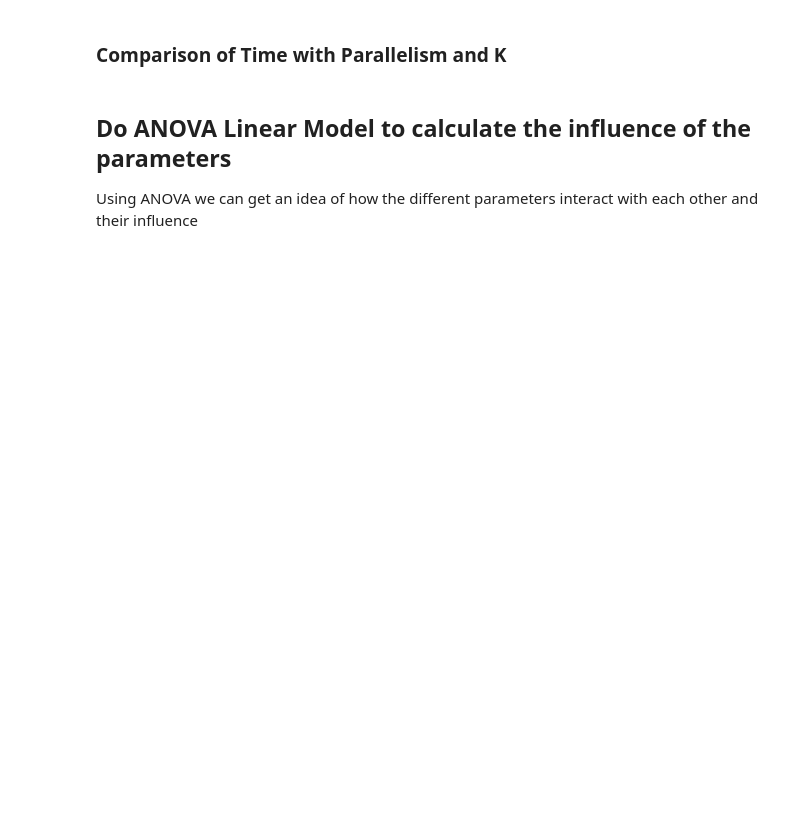
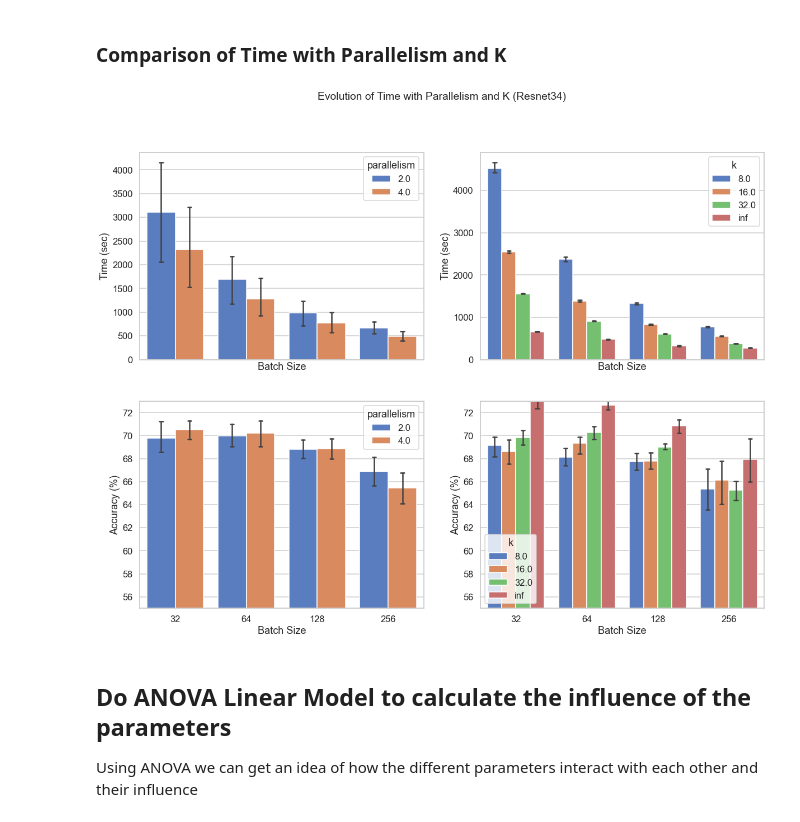
Before and after one commit to DiegoStock12/kubeml, a Jupyter notebook: ml/experiments/insights.ipynb, the cells around one changed output. Drawn from its saved outputs; the diff is of its cells as text; code cells hidden in the pictures; blank space fills up the shorter version.

```diff
--- a/ml/experiments/insights.ipynb
+++ b/ml/experiments/insights.ipynb
@@ -662,34 +695,72 @@ plt.suptitle('Performance TF vs KubeML on Resnet34')
 # %% [markdown]
 ### Comparison of Time with Parallelism and K
 # %%
-f, ax = plt.subplots(1, 2, sharex=True, figsize=(20, 10))
+f, (ax1, ax2) = plt.subplots(2, 2, sharex=True, figsize=(20, 15))
 
 sns.set_palette('muted',10)
 
 _kuberesnet = r[(r.system == 'kubeml')]
 # 1) plot the accuracy reached with different k
 sns.barplot(x='batch_size',
            y='time',
            data=_kuberesnet,
+            errwidth=2.5,
+            capsize=.05,
            hue='parallelism',
-           ax=ax[0])
-ax[0].set_xlabel('Batch Size')
-ax[0].set_ylabel('Time (sec)')
+           ax=ax1[0])
+ax1[0].set_xlabel('Batch Size')
+ax1[0].set_ylabel('Time (sec)')
+
+
+
 
 
 _kuberesnet = r[(r.system == 'kubeml') & (r.parallelism==4)]
 # 2) plot the time reached with different k
 sns.barplot(x='batch_size',
            y='time',
            data=_kuberesnet,
+            capsize=.05,
            hue='k',
-           ax=ax[1])
-ax[1].set_xlabel('Batch Size')
-ax[1].set_ylabel('Time (sec)')
+        errwidth=2.5,
+           ax=ax1[1])
+ax1[1].set_xlabel('Batch Size')
+ax1[1].set_ylabel('Time (sec)')
+
+
+
+_kuberesnet = r[(r.system == 'kubeml')]
+# 1) plot the accuracy reached with different k
+sns.barplot(x='batch_size',
+           y='acc',
+           data=_kuberesnet,
+           hue='parallelism',
+            capsize=.05,
+            errwidth=2.5,
+           ax=ax2[0])
+ax2[0].set_xlabel('Batch Size')
+ax2[0].set_ylabel('Accuracy (%)')
+ax2[0].set_ylim([55, 73])
+
+
+_kuberesnet = r[(r.system == 'kubeml')]
+# 1) plot the accuracy reached with different k
+sns.barplot(x='batch_size',
+           y='acc',
+            errwidth=2.5,
+            capsize=.05,
+           data=_kuberesnet,
+           hue='k',
+           ax=ax2[1])
+ax2[1].set_xlabel('Batch Size')
+ax2[1].set_ylabel('Accuracy (%)')
+ax2[1].set_ylim([55, 73])
 
 plt.suptitle('Evolution of Time with Parallelism and K (Resnet34)')
 
 plt.savefig('./figures/ppt/resnet-time.png', dpi=400)
+# %% [output]
+[figure, added]
 # %%
 g = _r.loc[(_r.batch_size==32) & (_r.system=='kubeml')]
 for a, t in zip(g.iloc[0].accuracy, g.iloc[0].epoch_duration):
```
Also changed, not shown: parts of 21 cells of this notebook, 7 other files.
